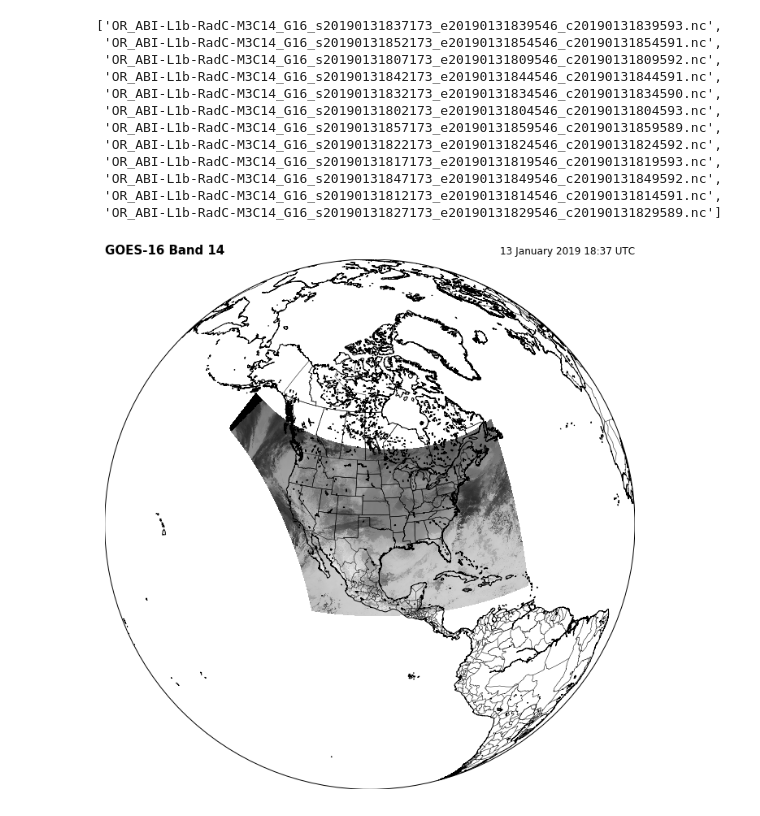
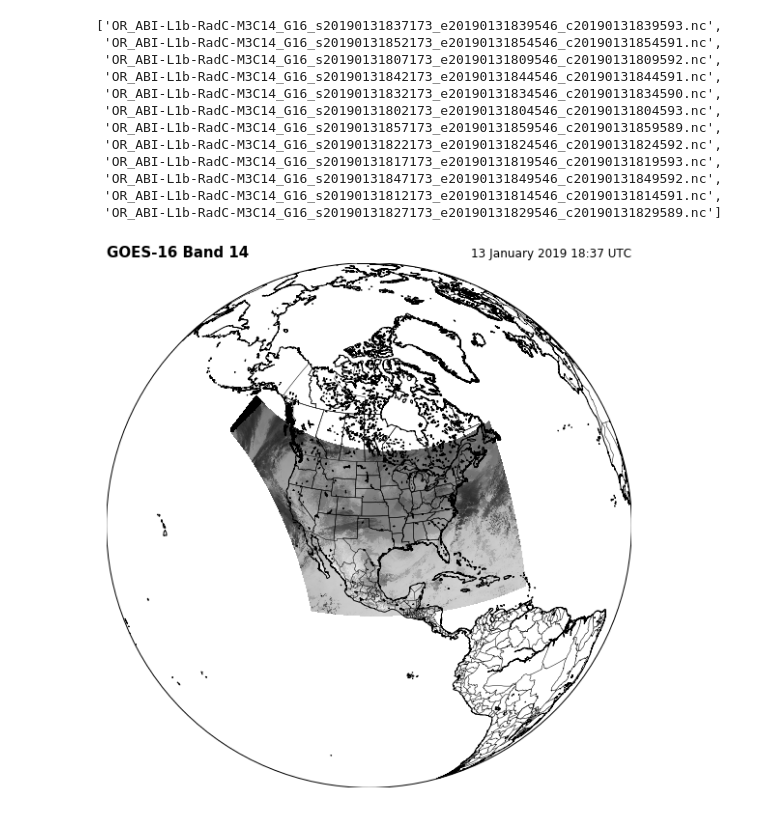
Before and after one commit to spestana/goes-ortho, a Jupyter notebook: goes-view.ipynb, the cells around one changed output. Cells and saved outputs as stored; diff of their text form; code cells hidden in the pictures.

```diff
--- a/goes-view.ipynb
+++ b/goes-view.ipynb
@@ -143,21 +144,21 @@ lats16, lons16, R16 = getLatLon(sat_x,sat_y,sat_h,Rad,p)
 mL = Basemap(resolution='i', projection='ortho',
               lat_0=35, lon_0=-100)
 # %%
-plt.figure(figsize=[15, 12])
+plt.figure(figsize=[10, 10])
 
 # Plotting radiances on our map
 newmap = mL.pcolormesh(lons16, lats16, R16, cmap='gray', vmin=0, linewidth=0, latlon=True)
 
 mL.drawcoastlines()
 mL.drawcountries()
 mL.drawstates()
 
 plt.title('GOES-16 Band 14', loc='left', fontweight='semibold', fontsize=15)
 scan_start = datetime.strptime(C.time_coverage_start, '%Y-%m-%dT%H:%M:%S.%fZ') # Scan's start time, converted to datetime object
 plt.title('%s' % scan_start.strftime('%d %B %Y %H:%M UTC'), loc='right');
 plt.savefig('GOES-16_b14.png')
 # %% [output]
-[figure, old version]
+[figure, new version]
 # %%
 # Repeat the same to add GOES-17 to the plot
 # %%
```
Also changed, not shown: parts of 9 cells of this notebook.
